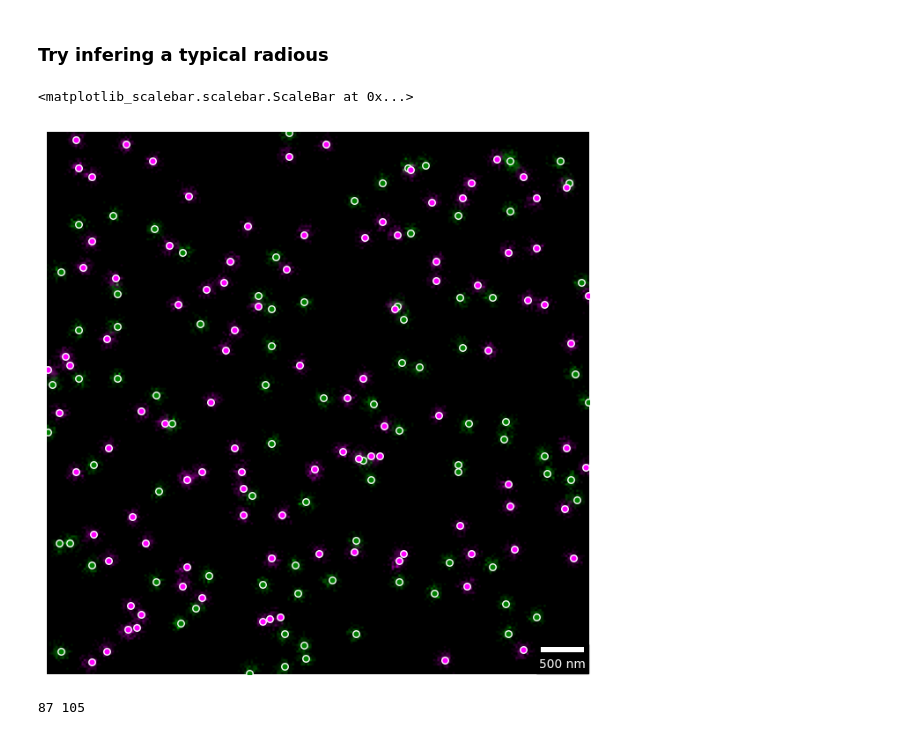
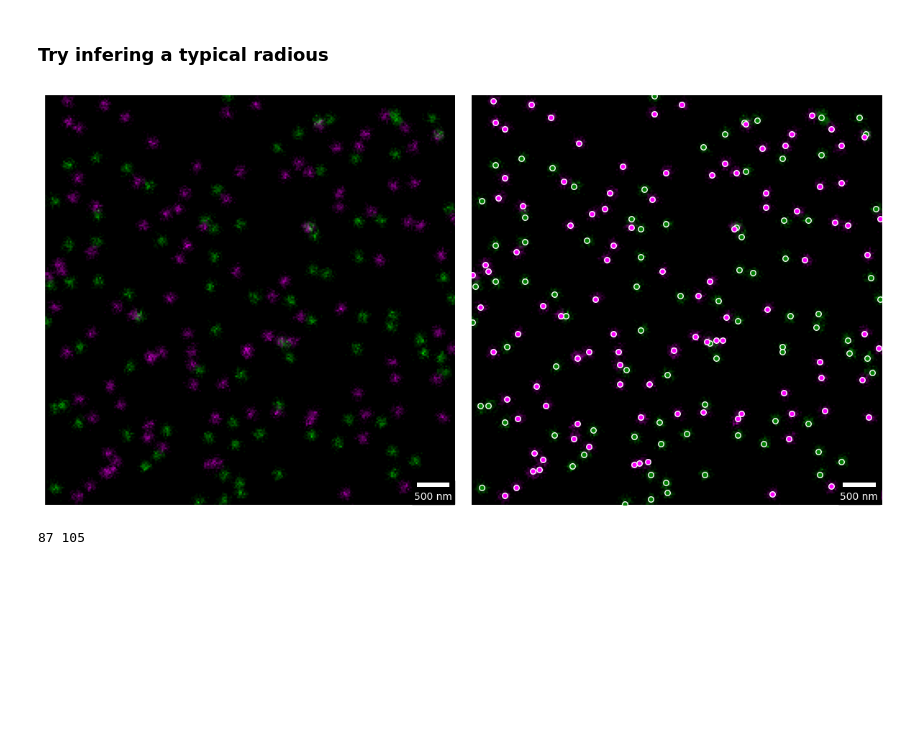
Before and after one commit to gnies/bayes-coloc, a Jupyter notebook: simulations-for-paper/comparison_on_simulated_images/our_analysis_setting_3.ipynb, the cells around one changed output. Cells and saved outputs as stored; diff of their text form; code cells hidden in the pictures; blank space fills up the shorter version.

```diff
--- a/simulations-for-paper/comparison_on_simulated_images/our_analysis_setting_3.ipynb
+++ b/simulations-for-paper/comparison_on_simulated_images/our_analysis_setting_3.ipynb
@@ -33,38 +27,40 @@ image_A = io.imread(file_A)
 image_B = io.imread(file_B)
 
 
+
 # We now can perform a point detection
-x = multi_match.point_detection(image_A)
-y = multi_match.point_detection(image_B)
+x = blob_detection(image_A)
+y = blob_detection(image_B)
 
 data_file = os.path.join('data', 'true_params_setting_3.npy')
 true_params = np.load(data_file, allow_pickle=True).item()
 n_gamma = true_params['n_gamma']
-# %%
-# and plot two channels of the data
-
-fig, ax = plt.subplots(1, 1, figsize=(8, 8))
-
-background_image, _, __ = multichannel_to_rgb(images=[image_A, image_B], cmaps=['pure_green', 'pure_magenta'])
-ax.imshow(background_image)
-ax.axis("off")
-ax.scatter(x[:, 0], x[:, 1], c="green", s=29, edgecolors="white", zorder=3)
-ax.scatter(y[:, 0], y[:, 1], c="magenta", s=29, edgecolors="white", zorder=3)
-# ax.set_xlim([100, 200])
-# ax.set_ylim([100, 200])
-
-# ax.scatter(z[:, 1], z[:, 0], c="cyan", s=4, edgecolors="white")
-scalebar = ScaleBar(0.04,
-        "nm",
-        length_fraction=0.10,
-        box_color="black",
-        color="white",
-        location="lower right")
-scalebar.dx = 25
-ax.add_artist(scalebar)
-# %% [output]
-<matplotlib_scalebar.scalebar.ScaleBar at 0x...>
-[figure, removed]
+# %%
+out = multichannel_to_rgb(images=[image_A, image_B], cmaps=['pure_green', 'pure_magenta'])
+background_image = out[0]
+# plt.show()
+fig, (ax1, ax2) = plt.subplots(1, 2, figsize=(12, 6))
+
+# Plot without scatter plots
+ax1.imshow(background_image)
+ax1.axis("off")
+scalebar1 = ScaleBar(0.04, "nm", length_fraction=0.10, box_color="black", color="white", location="lower right")
+scalebar1.dx = 25
+ax1.add_artist(scalebar1)
+
+# Plot with scatter plots
+ax2.imshow(background_image)
+ax2.axis("off")
+ax2.scatter(x[:, 0], x[:, 1], c="green", s=29, edgecolors="white", zorder=3)
+ax2.scatter(y[:, 0], y[:, 1], c="magenta", s=29, edgecolors="white", zorder=3)
+scalebar2 = ScaleBar(0.04, "nm", length_fraction=0.10, box_color="black", color="white", location="lower right")
+scalebar2.dx = 25
+ax2.add_artist(scalebar2)
+
+plt.tight_layout()
+plt.show()
+# %% [output]
+[figure, added]
 # %%
 # define proposal, prior and starting parameters
 scale_interval = [0, 6]
```
Also changed, not shown: parts of 2 cells of this notebook, 9 other files.
